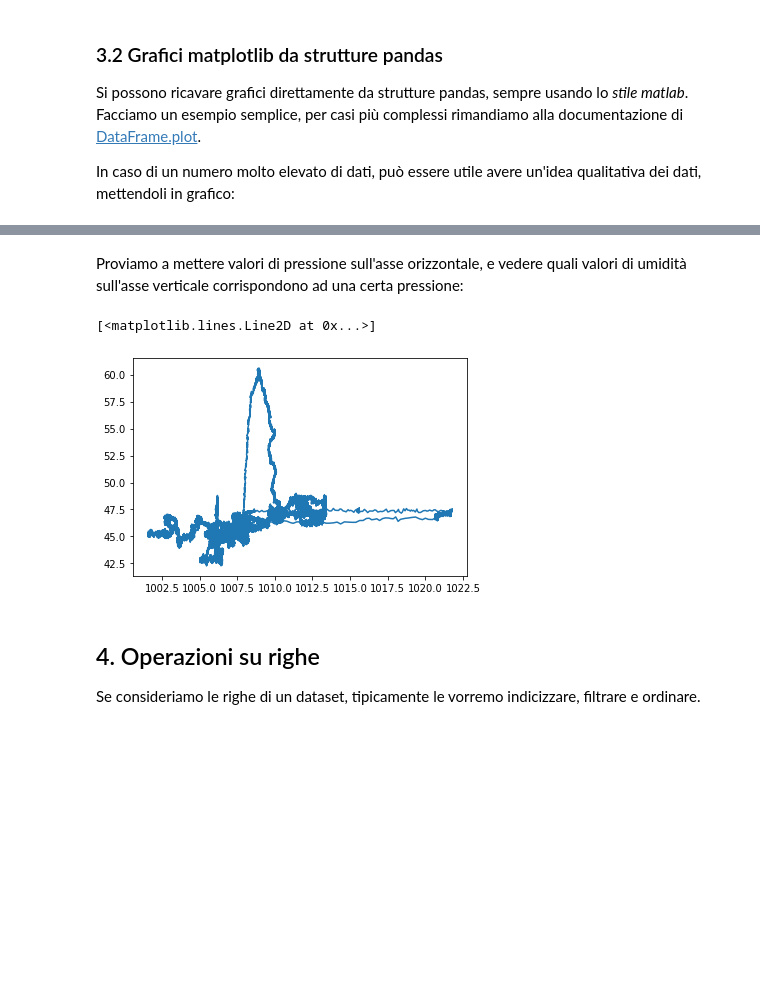
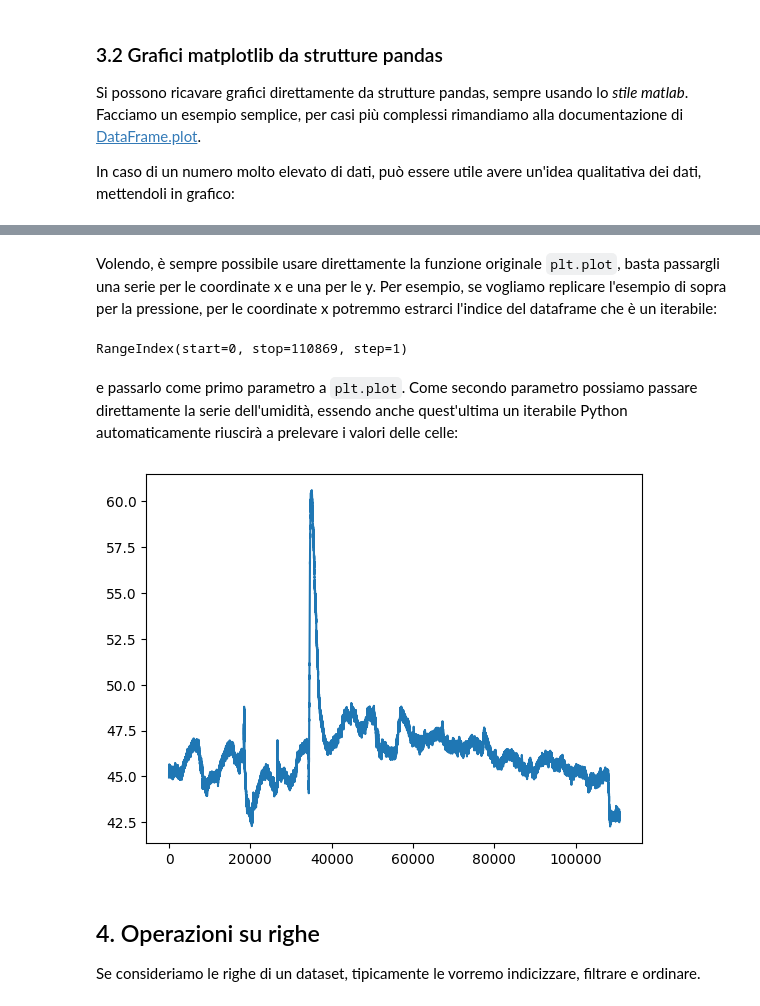
Before and after one commit to DavidLeoni/softpython-it, a Jupyter notebook: pandas/pandas1-sol.ipynb, the cells around one changed output, grey strips where cells are left out. Saved outputs shown, nothing was run; the diff lists cells and outputs as text; code cells hidden in the pictures; blank space fills up the shorter version.

```diff
--- a/pandas/pandas1-sol.ipynb
+++ b/pandas/pandas1-sol.ipynb
@@ -365,10 +455,16 @@ df.pressure.plot(secondary_y=True, label="Pressure", legend=True);
-# %% [markdown]
-Proviamo a mettere valori di pressione sull'asse orizzontale, e vedere quali valori di umidità sull'asse verticale corrispondono ad una certa pressione:
+# %% [markdown]
+Volendo, è sempre possibile usare direttamente la funzione originale `plt.plot`, basta passargli una serie per le coordinate x e una per le y. Per esempio, se vogliamo replicare l'esempio di sopra per la pressione, per le coordinate x potremmo estrarci  l'indice del dataframe che è un iterabile:
+# %%
+df.index
+# %% [output]
+RangeIndex(start=0, stop=110869, step=1)
+# %% [markdown]
+e passarlo come primo parametro a `plt.plot`. Come secondo parametro possiamo passare direttamente la serie dell'umidità, essendo anche quest'ultima un iterabile Python automaticamente riuscirà a prelevare i valori delle celle:
 # %%
-plt.plot(df['pressure'], df['humidity'])
+plt.plot(df.index, df['humidity'])
+plt.show() # previene visualizzazione caratteri strani
 # %% [output]
-[<matplotlib.lines.Line2D at 0x...>]
-[figure, old version]
+[figure, new version]
 # %% [markdown]
 ## 4. Operazioni su righe
 
```
Also changed, not shown: parts of 47 cells of this notebook.
